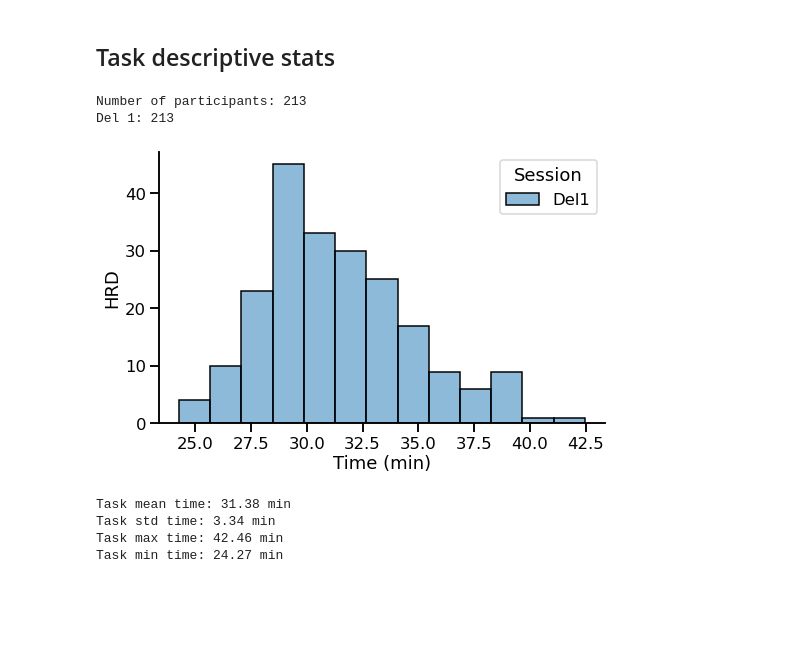
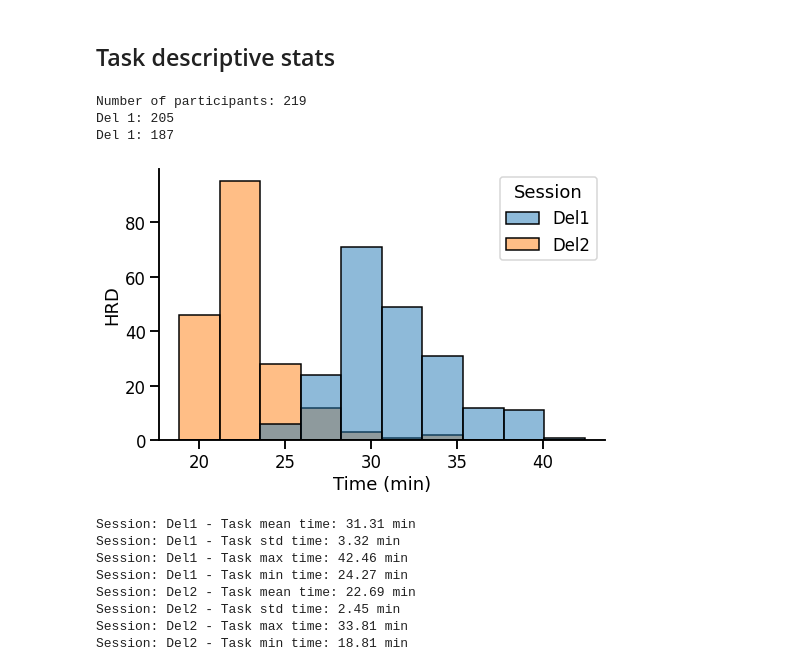
Before and after one commit to embodied-computation-group/CardioceptionPaper, a Jupyter notebook: code/1-ImportingFiles.ipynb, the cells around one changed output. Drawn from its saved outputs; the diff is of its cells as text; code cells hidden in the pictures; blank space fills up the shorter version.

```diff
--- a/code/1-ImportingFiles.ipynb
+++ b/code/1-ImportingFiles.ipynb
@@ -237,9 +201,0 @@ pg.corr(x=behavior_df.Threshold, y=behavior_df.Threshold_UpDown)
-# %%
-sns.set_context('talk')
-sns.relplot(data=behavior_df, x='Threshold', y='Threshold_UpDown', alpha=0.6)
-plt.xlim(-40, 40)
-plt.ylim(-40, 40)
-plt.ylabel('Threshold - UpDown')
-plt.xlabel('Threshold - Psi')
-plt.tight_layout()
-plt.savefig('threshold.png')
@@ -460,9 +201,0 @@ corr_df
-# %%
-sns.set_context('talk')
-sns.lmplot(data=corr_df[corr_df.Modality=='Intero'], x='Threshold_UpDown', y='BayesianThresholdCN')
-#plt.xlim(-40, 20)
-#plt.ylim(-40, 20)
-plt.ylabel('Threshold - nUp/nDown')
-plt.xlabel('Threshold - Del2 post fit')
-plt.tight_layout()
-plt.savefig('test-retest.png')
@@ -498,31 +202,39 @@ corr_df[corr_df['Difference']>15]
 # %% [markdown]
 ## Task descriptive stats
 # %%
-group_df = pd.read_csv(path + '/data/behavior.txt')
+behavior_df = pd.read_csv(os.path.join(outputpath, 'behavior.txt'))
 # %%
-print(f'Number of participants: {len(group_df.Subject.unique())}')
-del1 = len(group_df[group_df.Session=='Del1'].Subject.unique())
+print(f'Number of participants: {len(behavior_df.Subject.unique())}')
+del1 = len(behavior_df[behavior_df.Session=='Del1'].Subject.unique())
 print(f'Del 1: {del1}')
+del2 = len(behavior_df[behavior_df.Session=='Del2'].Subject.unique())
+print(f'Del 1: {del2}')
 # %% [output]
-Number of participants: 213
-Del 1: 213
+Number of participants: 219
+Del 1: 205
+Del 1: 187
 # %%
 sns.set_context('talk')
 plt.figure(figsize=(8, 5))
-sns.histplot(data=group_df[group_df.Modality=='Intero'],
+sns.histplot(data=behavior_df[behavior_df.Modality=='Intero'],
              x='TaskDuration', hue='Session')
 plt.xlabel('Time (min)')
 plt.ylabel('HRD')
 sns.despine()
 # %% [output]
-[figure, old version]
+[figure, new version]
 # %%
-print(f'Task mean time: {round(group_df.TaskDuration.mean(), 2)} min')
-print(f'Task std time: {round(group_df.TaskDuration.std(), 2)} min')
-print(f'Task max time: {round(group_df.TaskDuration.max(), 2)} min')
-print(f'Task min time: {round(group_df.TaskDuration.min(), 2)} min')
+for session in ['Del1', 'Del2']:
+    print(f'Session: {session} - Task mean time: {round(behavior_df[behavior_df.Session == session].TaskDuration.mean(), 2)} min')
+    print(f'Session: {session} - Task std time: {round(behavior_df[behavior_df.Session == session].TaskDuration.std(), 2)} min')
+    print(f'Session: {session} - Task max time: {round(behavior_df[behavior_df.Session == session].TaskDuration.max(), 2)} min')
+    print(f'Session: {session} - Task min time: {round(behavior_df[behavior_df.Session == session].TaskDuration.min(), 2)} min')
 # %% [output]
-Task mean time: 31.38 min
-Task std time: 3.34 min
-Task max time: 42.46 min
-Task min time: 24.27 min
+Session: Del1 - Task mean time: 31.31 min
+Session: Del1 - Task std time: 3.32 min
+Session: Del1 - Task max time: 42.46 min
+Session: Del1 - Task min time: 24.27 min
+Session: Del2 - Task mean time: 22.69 min
+Session: Del2 - Task std time: 2.45 min
+Session: Del2 - Task max time: 33.81 min
+Session: Del2 - Task min time: 18.81 min
```
Also changed, not shown: parts of 40 cells of this notebook, 5 other files.
